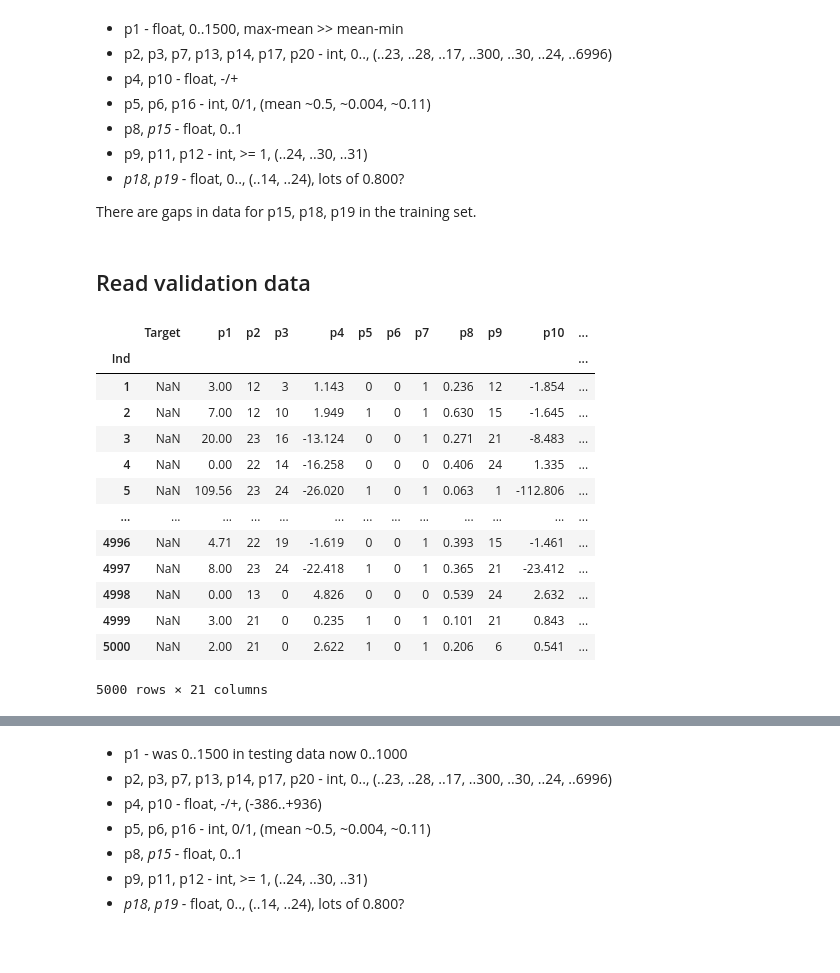
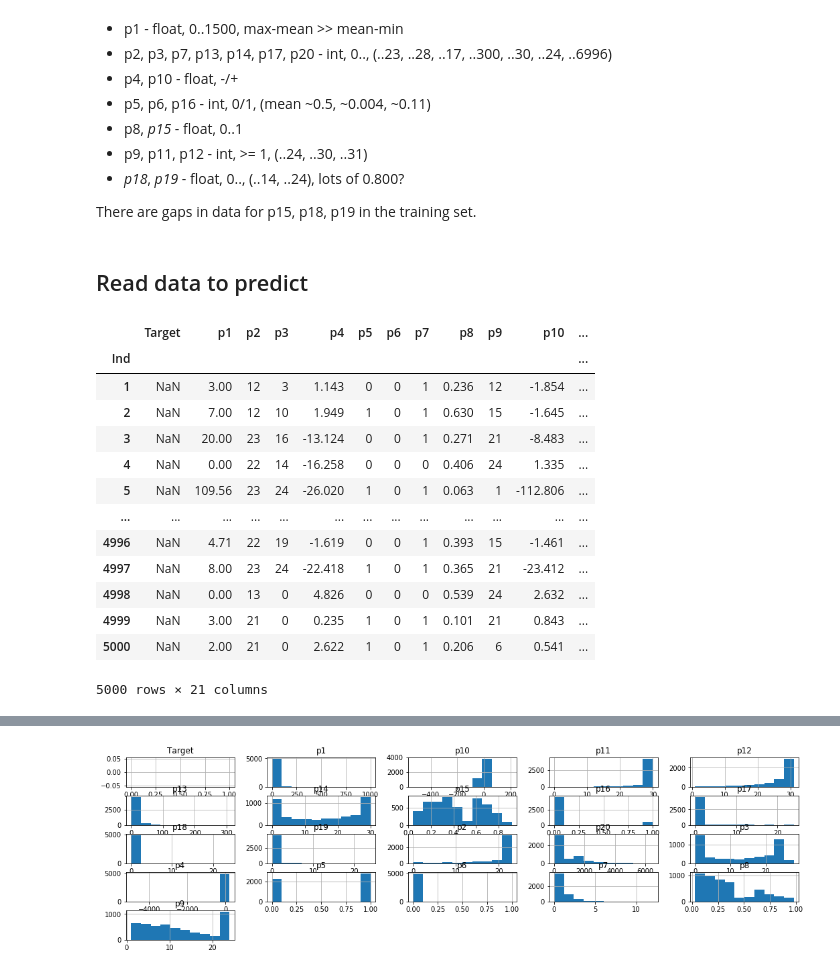
Before and after one commit to anatol-grabowski/test_task_plans_data, a Jupyter notebook: notebooks/task2.ipynb, the cells around one changed output, grey strips where cells are left out. Saved outputs shown, nothing was run; the diff lists cells and outputs as text; code cells hidden in the pictures; blank space fills up the shorter version.

```diff
--- a/notebooks/task2.ipynb
+++ b/notebooks/task2.ipynb
@@ -56,40 +58,34 @@ display(data.describe())
 
 There are gaps in data for p15, p18, p19 in the training set.
 # %% [markdown]
-## Read validation data
+## Read data to predict
 # %%
-original_data_to_predict = pd.read_excel('./inputs/Задания_1_2.xlsx', sheet_name='Validate', index_col='Ind')
-display(original_data_to_predict)
-display(original_data_to_predict.describe())
+original_predict_data = pd.read_excel('../inputs/Задания_1_2.xlsx', sheet_name='Validate', index_col='Ind')
+display(original_predict_data)
+display(original_predict_data.describe())
+original_predict_data.hist();
 # %% [output]
 |  | Target | p1 | p2 | p3 | p4 | p5 | p6 | p7 | p8 | p9 | p10 | ... |
 | Ind |  |  |  |  |  |  |  |  |  |  |  | ... |
 | 1 | NaN | 3.00 | 12 | 3 | 1.143 | 0 | 0 | 1 | 0.236 | 12 | -1.854 | ... |
 | 2 | NaN | 7.00 | 12 | 10 | 1.949 | 1 | 0 | 1 | 0.630 | 15 | -1.645 | ... |
 | 3 | NaN | 20.00 | 23 | 16 | -13.124 | 0 | 0 | 1 | 0.271 | 21 | -8.483 | ... |
 | 4 | NaN | 0.00 | 22 | 14 | -16.258 | 0 | 0 | 0 | 0.406 | 24 | 1.335 | ... |
 | 5 | NaN | 109.56 | 23 | 24 | -26.020 | 1 | 0 | 1 | 0.063 | 1 | -112.806 | ... |
 | ... | ... | ... | ... | ... | ... | ... | ... | ... | ... | ... | ... | ... |
 | 4996 | NaN | 4.71 | 22 | 19 | -1.619 | 0 | 0 | 1 | 0.393 | 15 | -1.461 | ... |
 | 4997 | NaN | 8.00 | 23 | 24 | -22.418 | 1 | 0 | 1 | 0.365 | 21 | -23.412 | ... |
 | 4998 | NaN | 0.00 | 13 | 0 | 4.826 | 0 | 0 | 0 | 0.539 | 24 | 2.632 | ... |
 | 4999 | NaN | 3.00 | 21 | 0 | 0.235 | 1 | 0 | 1 | 0.101 | 21 | 0.843 | ... |
 | 5000 | NaN | 2.00 | 21 | 0 | 2.622 | 1 | 0 | 1 | 0.206 | 6 | 0.541 | ... |
 5000 rows × 21 columns
 |  | Target | p1 | p2 | p3 | p4 | p5 | p6 | p7 | p8 | p9 | p10 | ... |
 | count | 0.0 | 5000.000000 | 5000.00000 | 5000.000000 | 5000.000000 | 5000.000000 | 5000.00000 | 5000.00000 | 5000.000000 | 5000.00000 | 5000.000000 | ... |
 | mean | NaN | 16.289620 | 19.73280 | 12.683800 | -4.565050 | 0.551000 | 0.00100 | 1.21960 | 0.339347 | 12.18300 | -7.907650 | ... |
 | std | NaN | 26.979379 | 5.66673 | 10.090995 | 75.379567 | 0.497442 | 0.03161 | 1.03111 | 0.248153 | 7.81146 | 21.157392 | ... |
 | min | NaN | 0.000000 | 0.00000 | 0.000000 | -4952.961000 | 0.000000 | 0.00000 | 0.00000 | 0.030000 | 1.00000 | -533.405000 | ... |
 | 25% | NaN | 4.355000 | 19.00000 | 0.000000 | -7.970500 | 0.000000 | 0.00000 | 1.00000 | 0.140000 | 5.00000 | -12.721750 | ... |
 | 50% | NaN | 10.000000 | 23.00000 | 14.000000 | -0.249500 | 1.000000 | 0.00000 | 1.00000 | 0.269000 | 11.00000 | -3.584000 | ... |
 | 75% | NaN | 20.000000 | 23.00000 | 24.000000 | 4.271750 | 1.000000 | 0.00000 | 2.00000 | 0.452000 | 20.00000 | 0.853250 | ... |
 | max | NaN | 1000.000000 | 23.00000 | 28.000000 | 205.845000 | 1.000000 | 1.00000 | 12.00000 | 0.980000 | 24.00000 | 209.631000 | ... |
+[figure, added]
-# %% [markdown]
-- p1 - was 0..1500 in testing data now 0..1000
-- p2, p3, p7, p13, p14, p17, p20 - int, 0.., (..23, ..28, ..17, ..300, ..30, ..24, ..6996)
-- p4, p10 - float, -/+, (-386..+936)
-- p5, p6, p16 - int, 0/1, (mean ~0.5, ~0.004, ~0.11)
-- p8, *p15* - float, 0..1
-- p9, p11, p12 - int, >= 1, (..24, ..30, ..31)
-- *p18*, *p19* - float, 0.., (..14, ..24), lots of 0.800?
```
Also changed, not shown: parts of 7 cells of this notebook, 5 other files.
